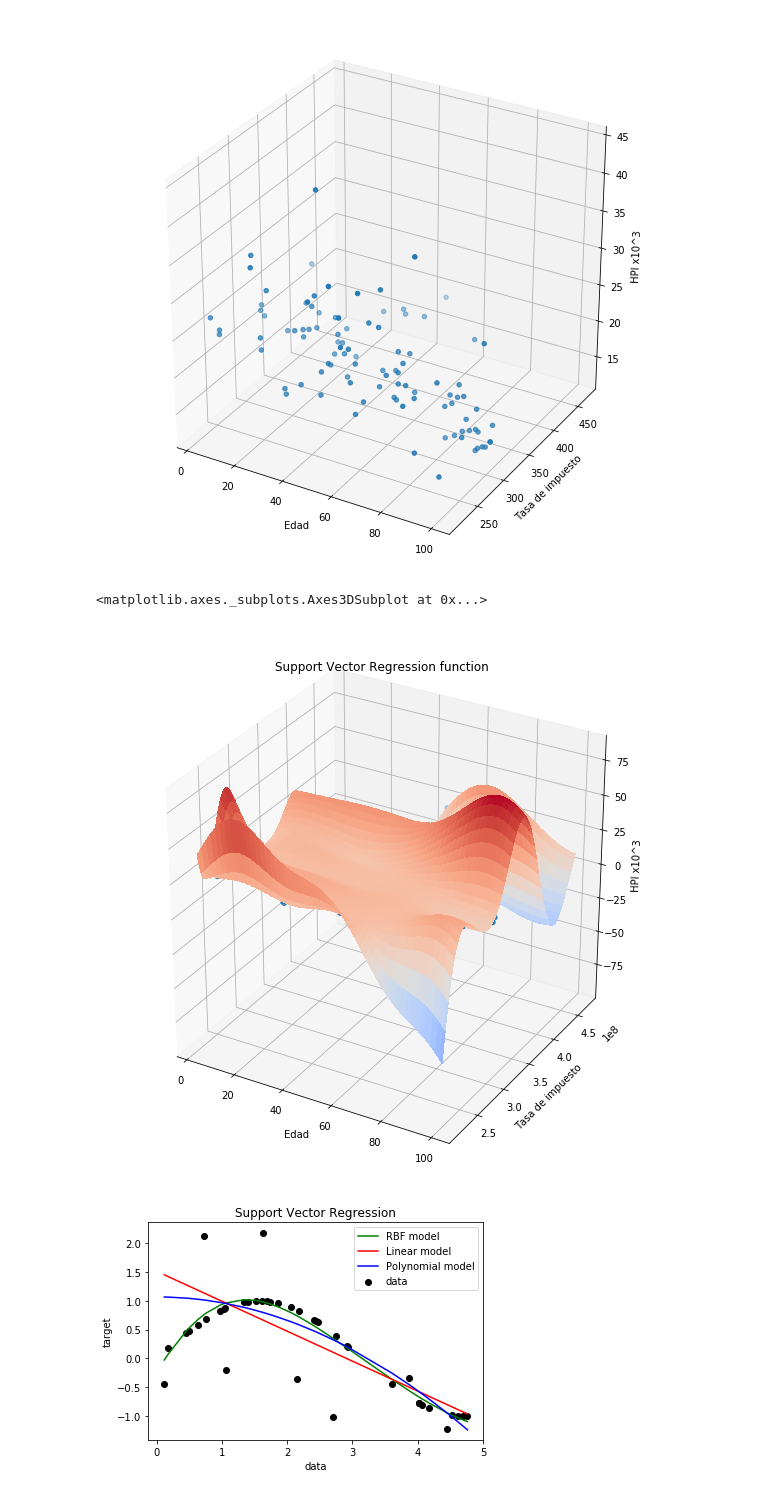
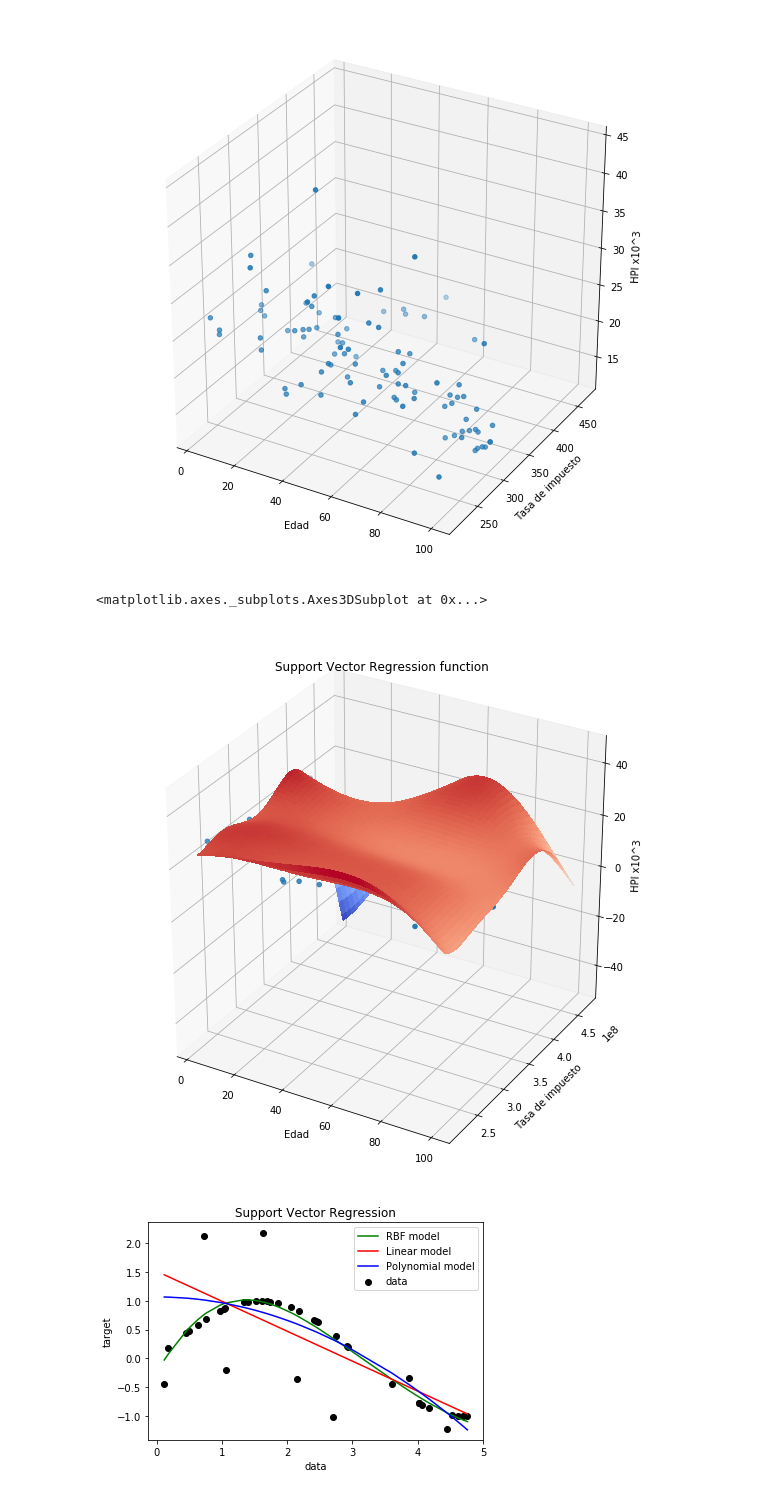
Before and after one commit to UDEA-Esp-Analitica-y-Ciencia-de-Datos/EACD-04-MACHINE-LEARNING-1, a Jupyter notebook: 16-Maquinas_de_Vectores_de_Soporte.ipynb, the cells around one changed output. Cells and saved outputs as stored; diff of their text form; code cells hidden in the pictures.

```diff
--- a/16-Maquinas_de_Vectores_de_Soporte.ipynb
+++ b/16-Maquinas_de_Vectores_de_Soporte.ipynb
@@ -405,10 +405,10 @@ plothpi.plot_hpi()
 <module 'matplotlib.pyplot' from '/home/julian/.local/lib/python3.7/site-packages/matplotlib/pyplot.py'>
 [figure]
 # %%
-plothpi.SVRPlot_n(C=1e5,gamma=0.5)
+plothpi.SVRPlot_n(C=1e5,gamma=0.1)
 # %% [output]
 <matplotlib.axes._subplots.Axes3DSubplot at 0x...>
-[figure, old version]
+[figure, new version]
 # %%
 from sklearn.svm import SVR
 ###############################################################################
```
Also changed, not shown: parts of 3 cells of this notebook, 1 other file.
